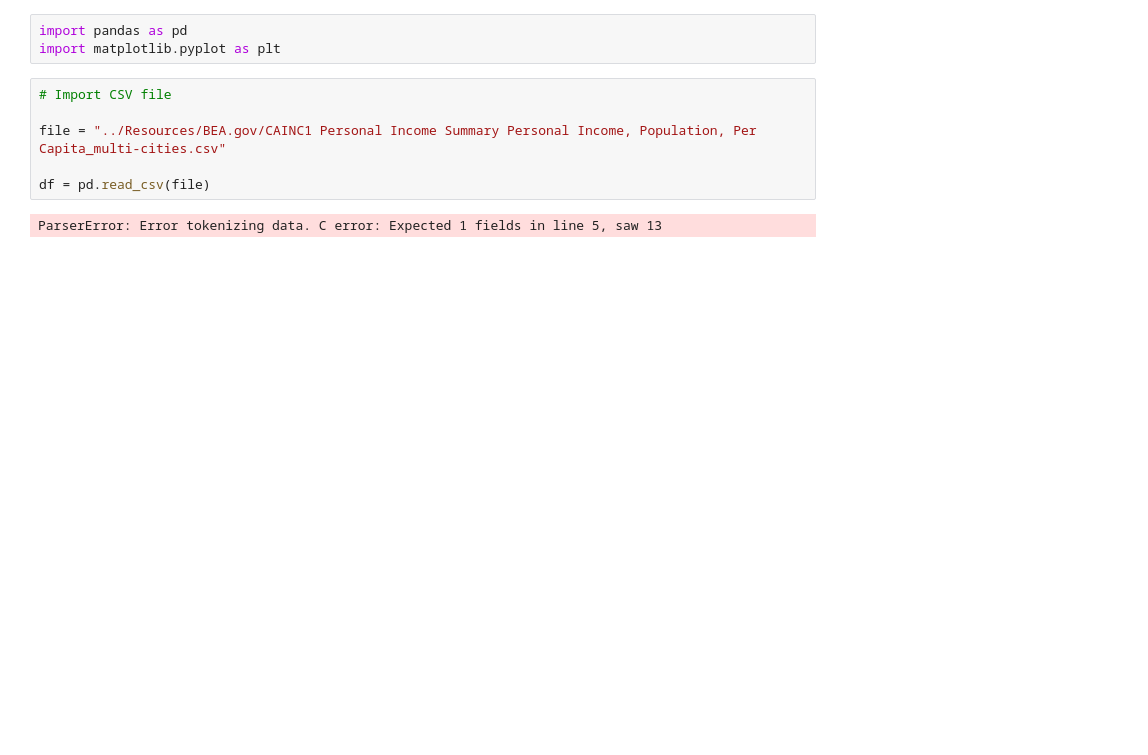
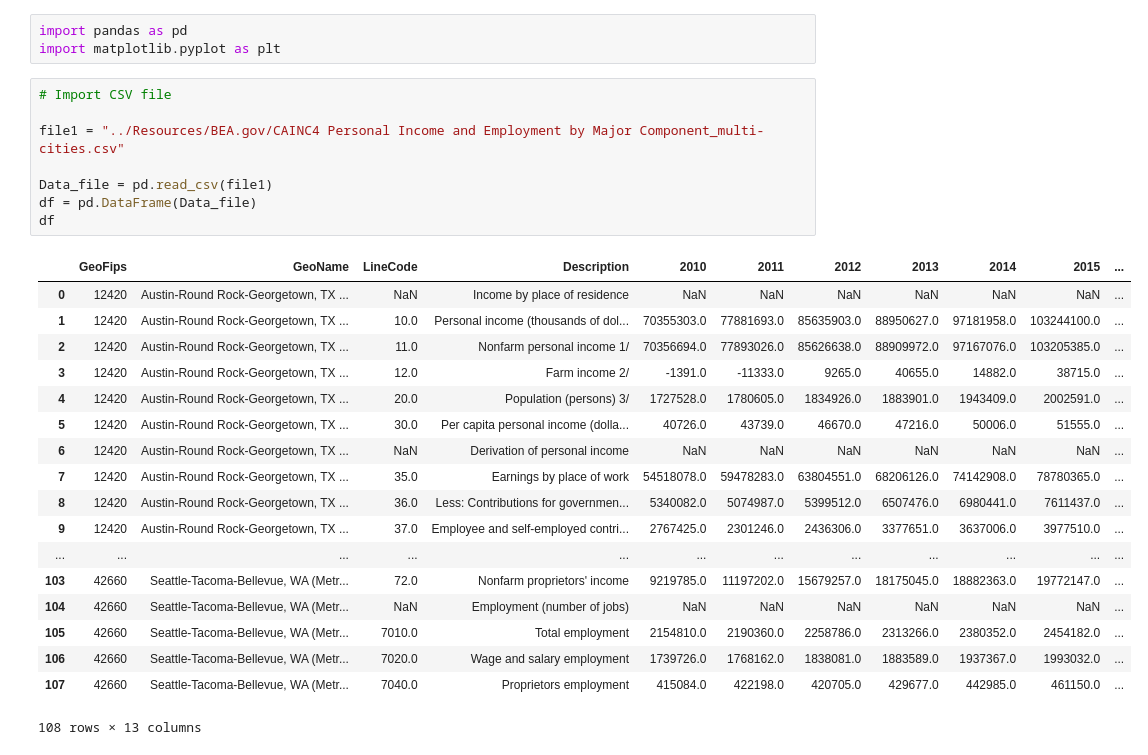
Before and after one commit to travis-tyler/AustinPopulationData, a Jupyter notebook: Rob/Test - BEA dataframe.ipynb, the cells around one changed output. Drawn from its saved outputs; the diff is of its cells as text; blank space fills up the shorter version.

```diff
--- a/Rob/Test - BEA dataframe.ipynb
+++ b/Rob/Test - BEA dataframe.ipynb
@@ -4,8 +4,27 @@ import matplotlib.pyplot as plt
 # %%
 # Import CSV file
 
-file = "../Resources/BEA.gov/CAINC1 Personal Income Summary Personal Income, Population, Per Capita_multi-cities.csv"
+file1 = "../Resources/BEA.gov/CAINC4 Personal Income and Employment by Major Component_multi-cities.csv"
 
-df = pd.read_csv(file)
+Data_file = pd.read_csv(file1)
+df = pd.DataFrame(Data_file)
+df
 # %% [output]
+|  | GeoFips | GeoName | LineCode | Description | 2010 | 2011 | 2012 | 2013 | 2014 | 2015 | ... |
+| 0 | 12420 | Austin-Round Rock-Georgetown, TX ... | NaN | Income by place of residence | NaN | NaN | NaN | NaN | NaN | NaN | ... |
+| 1 | 12420 | Austin-Round Rock-Georgetown, TX ... | 10.0 | Personal income (thousands of dol... | 70355303.0 | 77881693.0 | 85635903.0 | 88950627.0 | 97181958.0 | 103244100.0 | ... |
+| 2 | 12420 | Austin-Round Rock-Georgetown, TX ... | 11.0 | Nonfarm personal income 1/ | 70356694.0 | 77893026.0 | 85626638.0 | 88909972.0 | 97167076.0 | 103205385.0 | ... |
+| 3 | 12420 | Austin-Round Rock-Georgetown, TX ... | 12.0 | Farm income 2/ | -1391.0 | -11333.0 | 9265.0 | 40655.0 | 14882.0 | 38715.0 | ... |
+| 4 | 12420 | Austin-Round Rock-Georgetown, TX ... | 20.0 | Population (persons) 3/ | 1727528.0 | 1780605.0 | 1834926.0 | 1883901.0 | 1943409.0 | 2002591.0 | ... |
+| 5 | 12420 | Austin-Round Rock-Georgetown, TX ... | 30.0 | Per capita personal income (dolla... | 40726.0 | 43739.0 | 46670.0 | 47216.0 | 50006.0 | 51555.0 | ... |
+| 6 | 12420 | Austin-Round Rock-Georgetown, TX ... | NaN | Derivation of personal income | NaN | NaN | NaN | NaN | NaN | NaN | ... |
+| 7 | 12420 | Austin-Round Rock-Georgetown, TX ... | 35.0 | Earnings by place of work | 54518078.0 | 59478283.0 | 63804551.0 | 68206126.0 | 74142908.0 | 78780365.0 | ... |
+| 8 | 12420 | Austin-Round Rock-Georgetown, TX ... | 36.0 | Less: Contributions for governmen... | 5340082.0 | 5074987.0 | 5399512.0 | 6507476.0 | 6980441.0 | 7611437.0 | ... |
+| 9 | 12420 | Austin-Round Rock-Georgetown, TX ... | 37.0 | Employee and self-employed contri... | 2767425.0 | 2301246.0 | 2436306.0 | 3377651.0 | 3637006.0 | 3977510.0 | ... |
+| ... | ... | ... | ... | ... | ... | ... | ... | ... | ... | ... | ... |
+| 103 | 42660 | Seattle-Tacoma-Bellevue, WA (Metr... | 72.0 | Nonfarm proprietors' income | 9219785.0 | 11197202.0 | 15679257.0 | 18175045.0 | 18882363.0 | 19772147.0 | ... |
+| 104 | 42660 | Seattle-Tacoma-Bellevue, WA (Metr... | NaN | Employment (number of jobs) | NaN | NaN | NaN | NaN | NaN | NaN | ... |
+| 105 | 42660 | Seattle-Tacoma-Bellevue, WA (Metr... | 7010.0 | Total employment | 2154810.0 | 2190360.0 | 2258786.0 | 2313266.0 | 2380352.0 | 2454182.0 | ... |
+| 106 | 42660 | Seattle-Tacoma-Bellevue, WA (Metr... | 7020.0 | Wage and salary employment | 1739726.0 | 1768162.0 | 1838081.0 | 1883589.0 | 1937367.0 | 1993032.0 | ... |
+| 107 | 42660 | Seattle-Tacoma-Bellevue, WA (Metr... | 7040.0 | Proprietors employment | 415084.0 | 422198.0 | 420705.0 | 429677.0 | 442985.0 | 461150.0 | ... |
-ParserError: Error tokenizing data. C error: Expected 1 fields in line 5, saw 13
+108 rows × 13 columns
```
Also changed, not shown: parts of 3 cells of this notebook, 27 other files.
